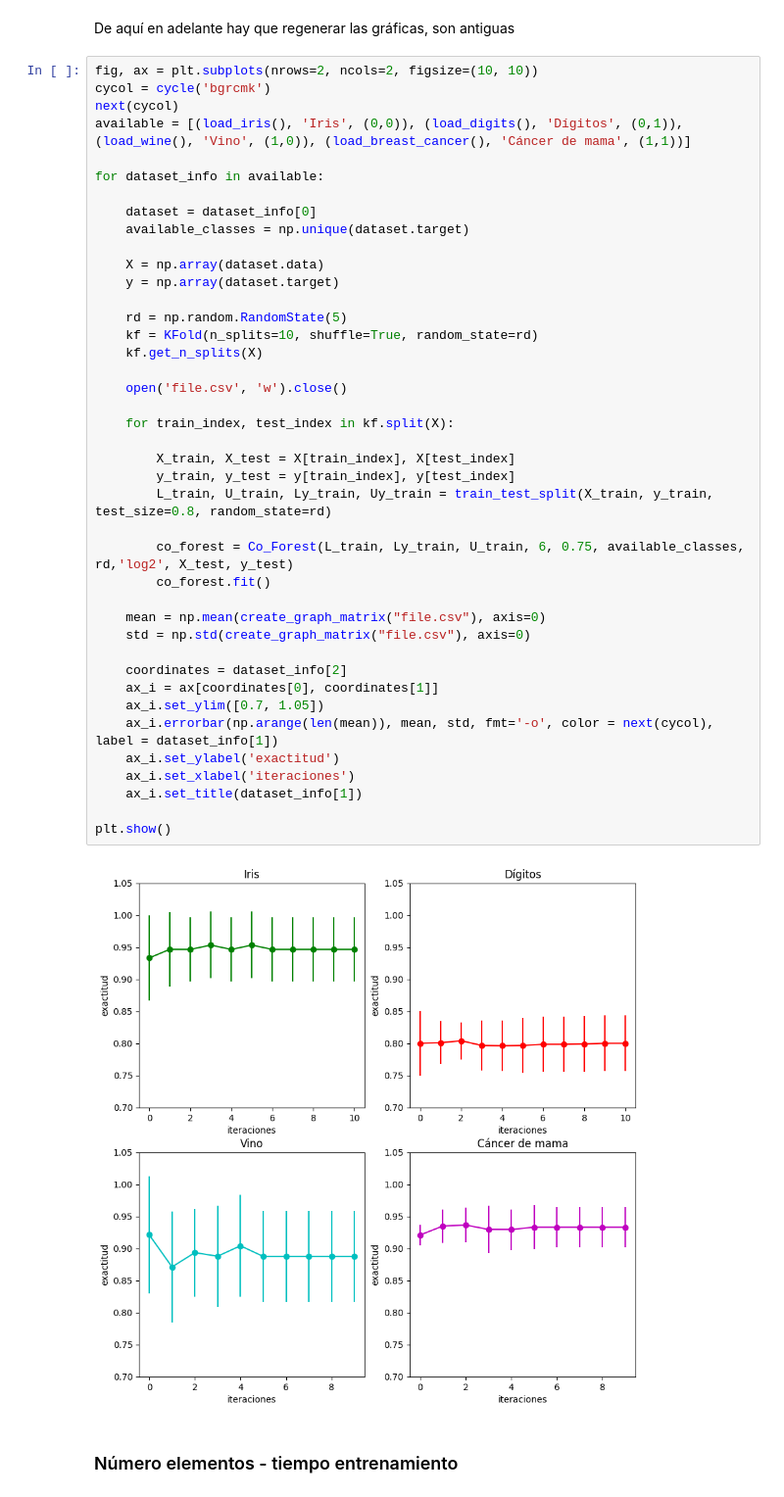
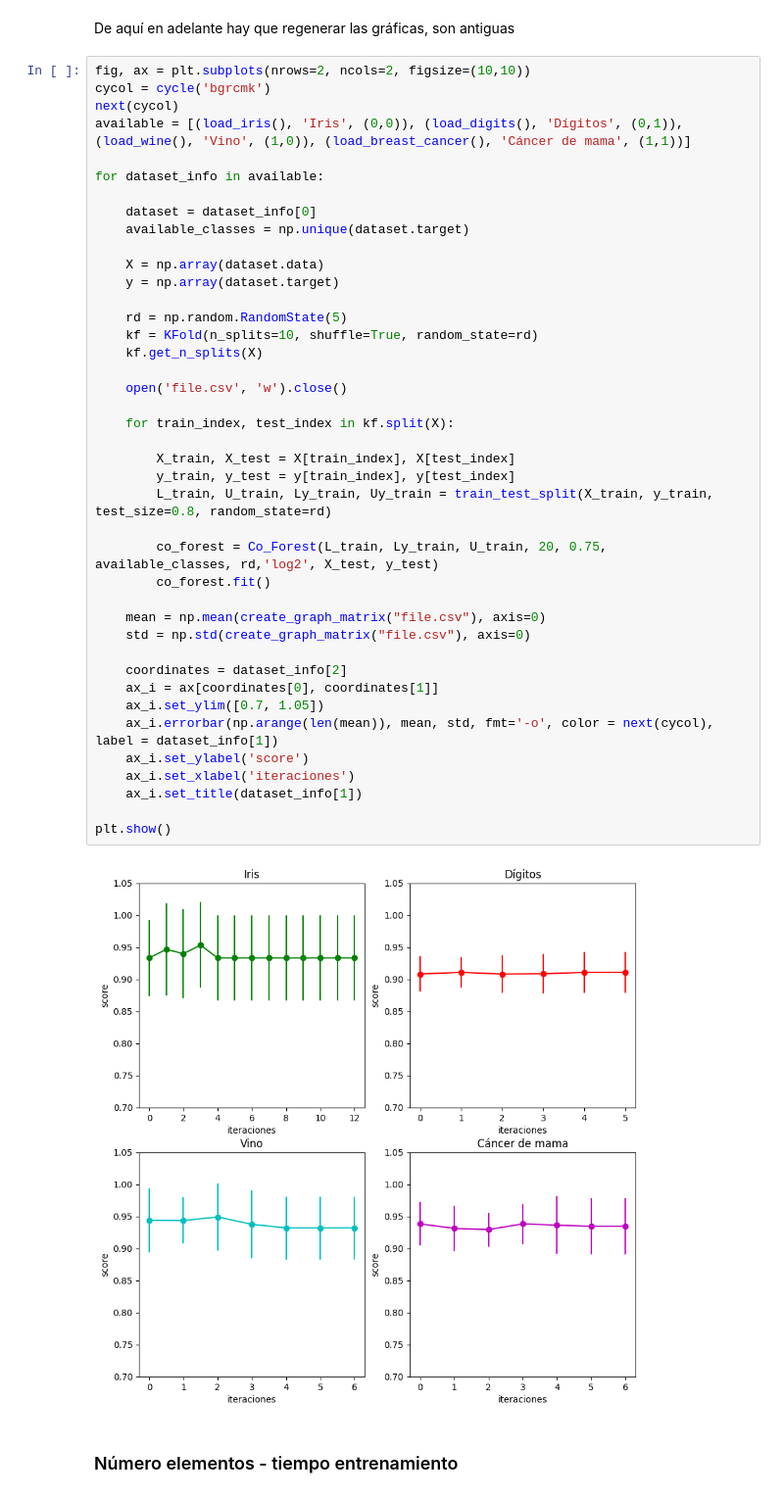
Before and after one commit to phf1001/semisupervised-learning-in-cibersecurity, a Jupyter notebook: src/co-forest-graphs.ipynb, the cells around one changed output. Shown at 98% size. Saved outputs shown, nothing was run; the diff lists cells and outputs as text.

```diff
--- a/src/co-forest-graphs.ipynb
+++ b/src/co-forest-graphs.ipynb
@@ -470,7 +470,7 @@ plt.show()
 # %% [markdown]
 De aquí en adelante hay que regenerar las gráficas, son antiguas
 # %%
-fig, ax = plt.subplots(nrows=2, ncols=2, figsize=(10, 10))
+fig, ax = plt.subplots(nrows=2, ncols=2, figsize=(10,10))
 cycol = cycle('bgrcmk')
 next(cycol)
 available = [(load_iris(), 'Iris', (0,0)), (load_digits(), 'Dígitos', (0,1)), (load_wine(), 'Vino', (1,0)), (load_breast_cancer(), 'Cáncer de mama', (1,1))]
@@ -482,36 +482,36 @@ for dataset_info in available:
 
     X = np.array(dataset.data)
     y = np.array(dataset.target)
 
     rd = np.random.RandomState(5)
     kf = KFold(n_splits=10, shuffle=True, random_state=rd)
     kf.get_n_splits(X)
 
     open('file.csv', 'w').close()
 
     for train_index, test_index in kf.split(X):
 
         X_train, X_test = X[train_index], X[test_index]
         y_train, y_test = y[train_index], y[test_index]
         L_train, U_train, Ly_train, Uy_train = train_test_split(X_train, y_train, test_size=0.8, random_state=rd)
 
-        co_forest = Co_Forest(L_train, Ly_train, U_train, 6, 0.75, available_classes, rd,'log2', X_test, y_test)
+        co_forest = Co_Forest(L_train, Ly_train, U_train, 20, 0.75, available_classes, rd,'log2', X_test, y_test)
         co_forest.fit()
 
     mean = np.mean(create_graph_matrix("file.csv"), axis=0)
     std = np.std(create_graph_matrix("file.csv"), axis=0)
 
     coordinates = dataset_info[2]
     ax_i = ax[coordinates[0], coordinates[1]]
     ax_i.set_ylim([0.7, 1.05])
     ax_i.errorbar(np.arange(len(mean)), mean, std, fmt='-o', color = next(cycol), label = dataset_info[1])
-    ax_i.set_ylabel('exactitud')
+    ax_i.set_ylabel('score')
     ax_i.set_xlabel('iteraciones')
     ax_i.set_title(dataset_info[1])
 
 plt.show()
 # %% [output]
-[figure, old version]
+[figure, new version]
 # %% [markdown]
 ### Número elementos - tiempo entrenamiento
 # %%
```
Also changed, not shown: parts of 4 cells of this notebook, 12 other files.
